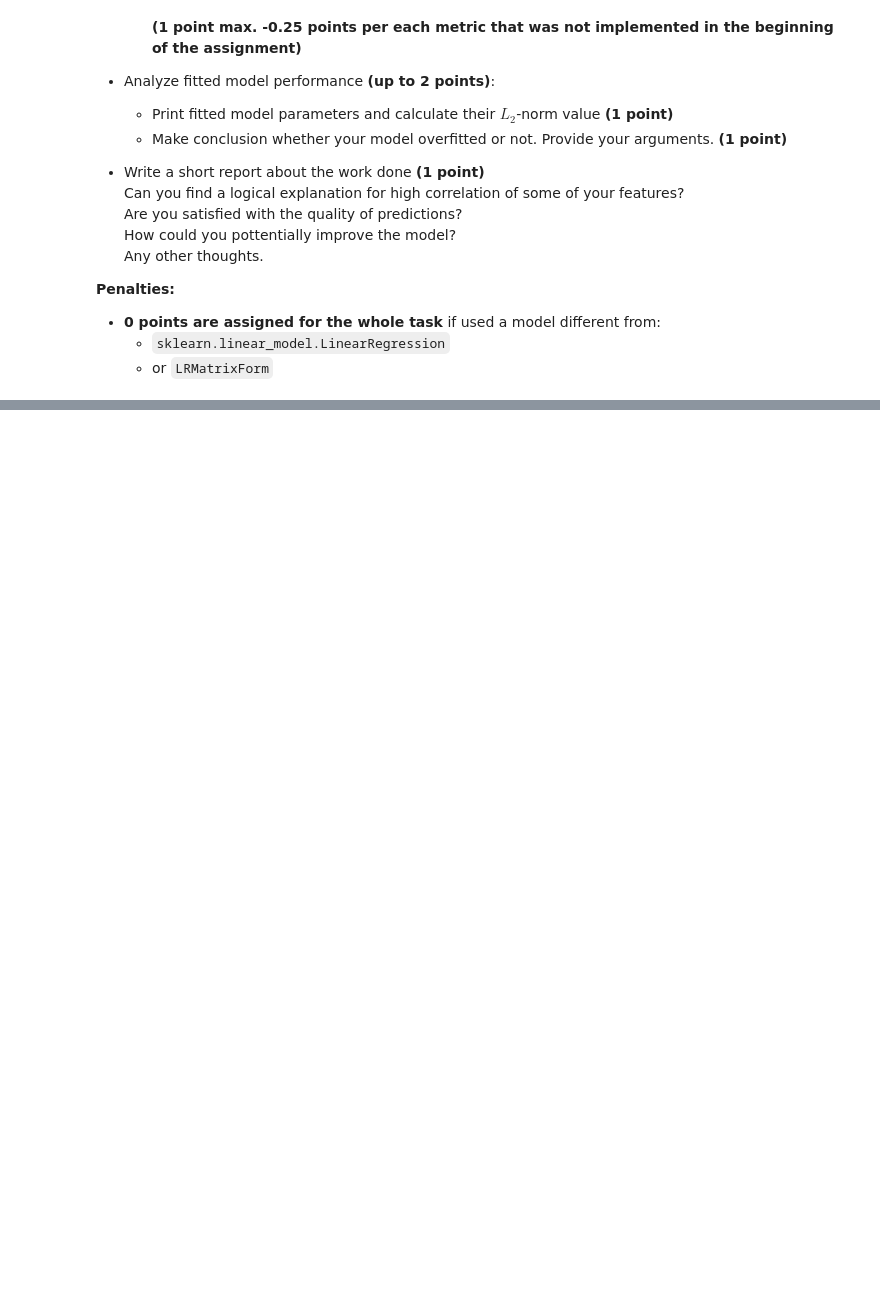
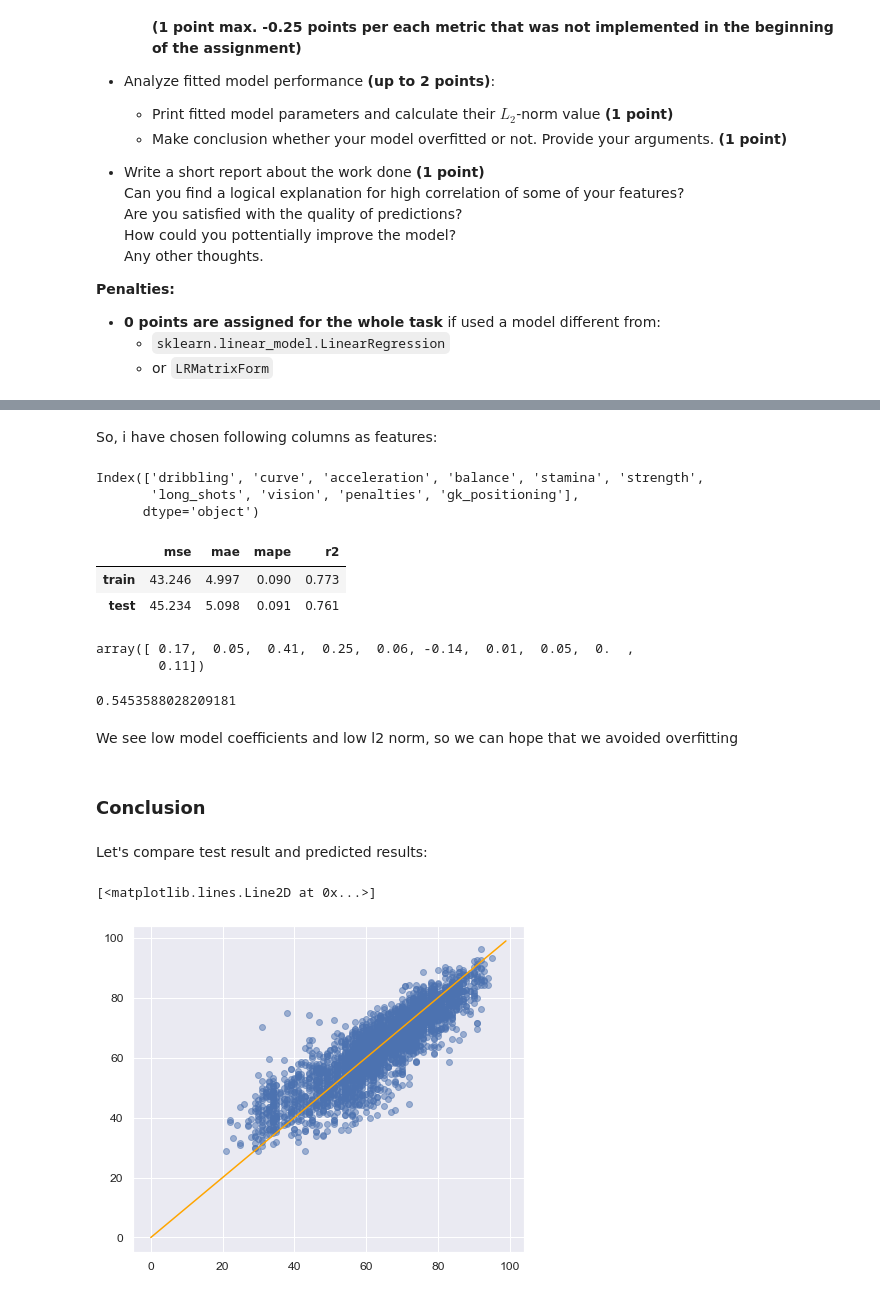
Before and after one commit to alaksiej-karalou/rsschool-ml-2022q1-public, a Jupyter notebook: 3/linear_regression.ipynb, the cells around one changed output, grey strips where cells are left out. Cells and saved outputs as stored; diff of their text form; code cells hidden in the pictures; blank space fills up the shorter version.

```diff
--- a/3/linear_regression.ipynb
+++ b/3/linear_regression.ipynb
@@ -1601,0 +1729,3 @@ Steps you need to follow:
+# %%
+correlation_list['column_to_remove'] = correlation_list.apply(lambda x: x['attr_name_0'] if x['attr_value_0']<x['attr_value_1'] else x['attr_name_1'], axis=1)
+correlation_list.head(20)
@@ -1601,0 +1750,6 @@ Steps you need to follow:
+# %%
+columns_to_remove=correlation_list['column_to_remove'].unique()[:14]
+# %%
+x_train.drop(columns_to_remove, axis = 1, inplace = True)
+x_test.drop(columns_to_remove, axis = 1, inplace = True)
+x_train
@@ -1601,0 +1770,38 @@ Steps you need to follow:
+# %% [markdown]
+So, i have chosen following columns as features:
+# %%
+x_train.columns
+# %% [output]
+Index(['dribbling', 'curve', 'acceleration', 'balance', 'stamina', 'strength',
+       'long_shots', 'vision', 'penalties', 'gk_positioning'],
+      dtype='object')
+# %%
+model = LinearRegression(fit_intercept = True)
+results=fit_and_evaluate(model, x_train, y_train, x_test, y_test)
+results
+# %% [output]
+|  | mse | mae | mape | r2 |
+| train | 43.246 | 4.997 | 0.090 | 0.773 |
+| test | 45.234 | 5.098 | 0.091 | 0.761 |
+# %%
+model.coef_
+# %% [output]
+array([ 0.17,  0.05,  0.41,  0.25,  0.06, -0.14,  0.01,  0.05,  0.  ,
+        0.11])
+# %%
+l2_norm(model.coef_)
+# %% [output]
+0.5453588028209181
+# %% [markdown]
+We see low model coefficients and low l2 norm, so we can hope that we avoided overfitting
+# %% [markdown]
+### Conclusion
+# %% [markdown]
+Let's compare test result and predicted results:
+# %%
+ideal=pd.Series(np.arange(0, 100))
+plt.scatter(x=y_test,y=model.predict(x_test),alpha=0.5)
+plt.plot(ideal, color='orange')
+# %% [output]
+[<matplotlib.lines.Line2D at 0x...>]
+[figure, added]
```
Also changed, not shown: parts of 47 cells of this notebook, 1 other file.
